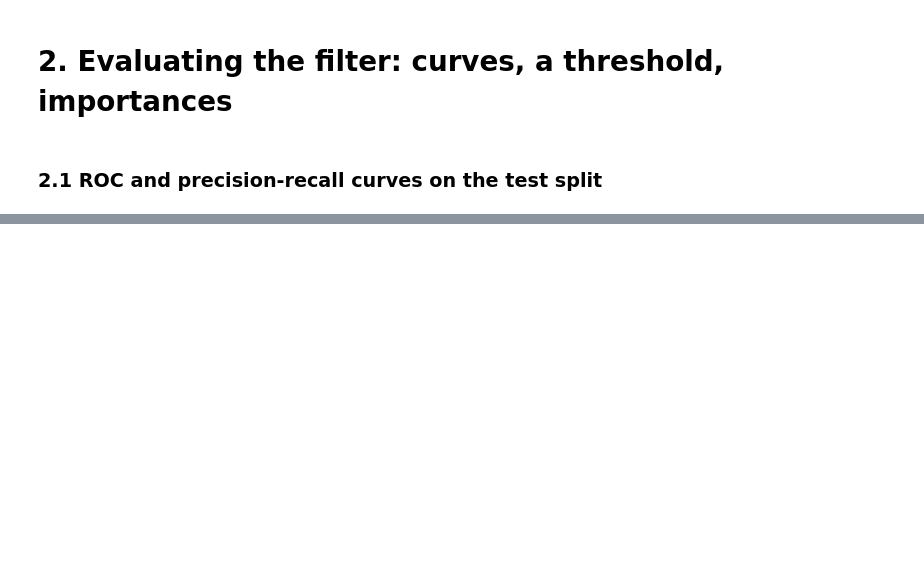
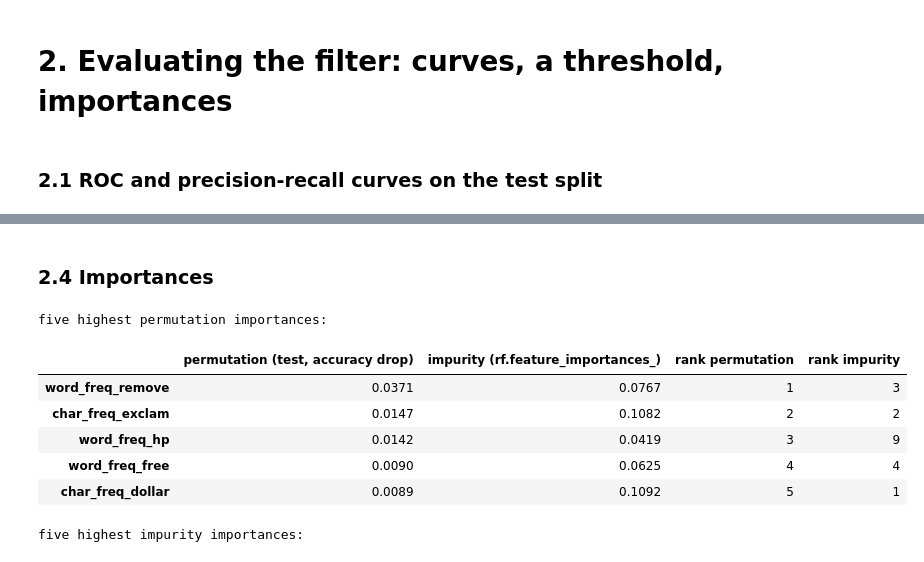
Before and after one commit to MrBiscit/task-04-ML-course, a Jupyter notebook: main.ipynb, the cells around one changed output, grey strips where cells are left out. Saved outputs shown, nothing was run; the diff lists cells and outputs as text; code cells hidden in the pictures; blank space fills up the shorter version.

```diff
--- a/main.ipynb
+++ b/main.ipynb
@@ -195,0 +274,24 @@ test accuracy p                : 0.9467  with standard error sqrt(p(1-p)/n_test)
+# %% [markdown]
+### 2.4 Importances
+# %%
+from sklearn.inspection import permutation_importance
+
+perm = permutation_importance(rf, X_test, y_test, n_repeats=10, random_state=SEED, scoring="accuracy")
+imp = pd.DataFrame({"permutation (test, accuracy drop)": perm.importances_mean,
+                    "impurity (rf.feature_importances_)": rf.feature_importances_}, index=feature_names)
+imp["rank permutation"] = imp.iloc[:, 0].rank(ascending=False).astype(int)
+imp["rank impurity"] = imp.iloc[:, 1].rank(ascending=False).astype(int)
+
+print("five highest permutation importances:")
+display(imp.sort_values("permutation (test, accuracy drop)", ascending=False).head(5).round(4))
+print("five highest impurity importances:")
+display(imp.sort_values("impurity (rf.feature_importances_)", ascending=False).head(5).round(4))
+# %% [output]
+five highest permutation importances:
+|  | permutation (test, accuracy drop) | impurity (rf.feature_importances_) | rank permutation | rank impurity |
+| word_freq_remove | 0.0371 | 0.0767 | 1 | 3 |
+| char_freq_exclam | 0.0147 | 0.1082 | 2 | 2 |
+| word_freq_hp | 0.0142 | 0.0419 | 3 | 9 |
+| word_freq_free | 0.0090 | 0.0625 | 4 | 4 |
+| char_freq_dollar | 0.0089 | 0.1092 | 5 | 1 |
+five highest impurity importances:
```
Also changed, not shown: parts of 27 cells of this notebook, 1 other file.
